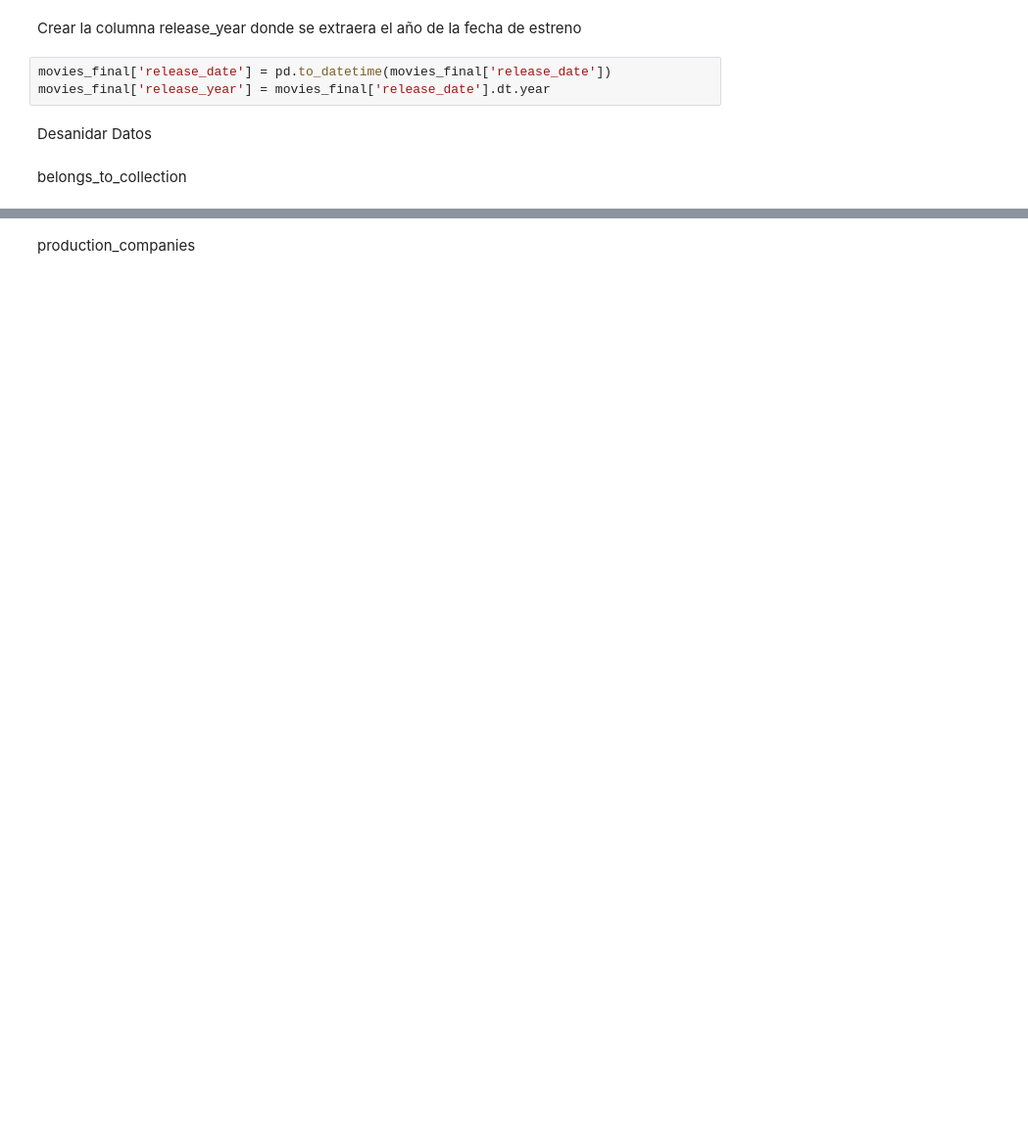
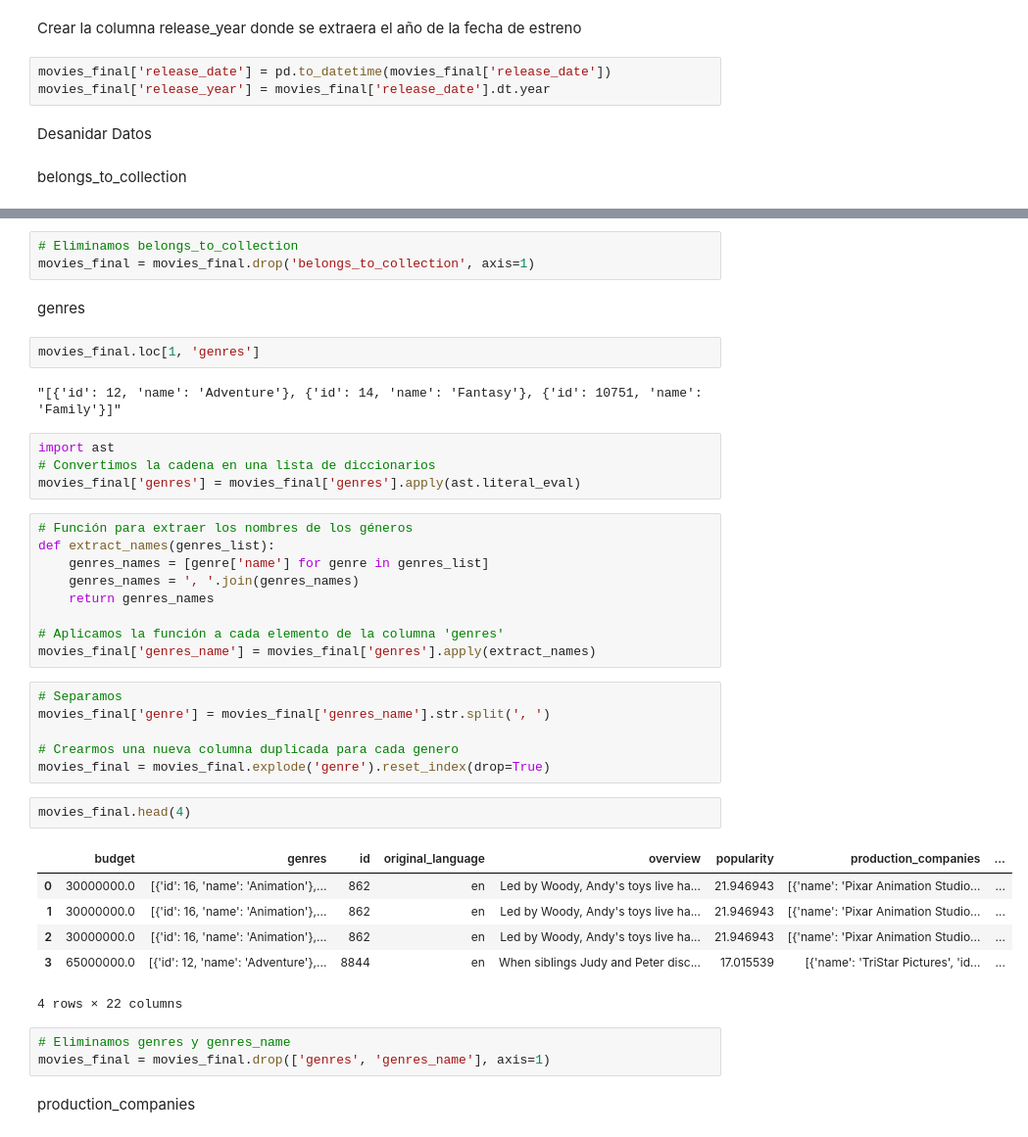
Before and after one commit to AlbaCastillo/Movie-Recommendations-Model, a Jupyter notebook: Movie_Recommendations.ipynb, the cells around one changed output, grey strips where cells are left out. Shown at 98% size. Saved outputs shown, nothing was run; the diff lists cells and outputs as text; blank space fills up the shorter version.

```diff
--- a/Movie_Recommendations.ipynb
+++ b/Movie_Recommendations.ipynb
@@ -196,2 +183,42 @@ movies_final.head(1)
+# %%
+# Eliminamos belongs_to_collection
+movies_final = movies_final.drop('belongs_to_collection', axis=1)
+# %% [markdown]
+genres
+# %%
+movies_final.loc[1, 'genres']
+# %% [output]
+"[{'id': 12, 'name': 'Adventure'}, {'id': 14, 'name': 'Fantasy'}, {'id': 10751, 'name': 'Family'}]"
+# %%
+import ast
+# Convertimos la cadena en una lista de diccionarios
+movies_final['genres'] = movies_final['genres'].apply(ast.literal_eval)
+# %%
+# Función para extraer los nombres de los géneros
+def extract_names(genres_list):
+    genres_names = [genre['name'] for genre in genres_list]
+    genres_names = ', '.join(genres_names)
+    return genres_names
+
+# Aplicamos la función a cada elemento de la columna 'genres'
+movies_final['genres_name'] = movies_final['genres'].apply(extract_names)
+# %%
+# Separamos
+movies_final['genre'] = movies_final['genres_name'].str.split(', ')
+
+# Crearmos una nueva columna duplicada para cada genero
+movies_final = movies_final.explode('genre').reset_index(drop=True)
+# %%
+movies_final.head(4)
+# %% [output]
+|  | budget | genres | id | original_language | overview | popularity | production_companies | ... |
+| 0 | 30000000.0 | [{'id': 16, 'name': 'Animation'},... | 862 | en | Led by Woody, Andy's toys live ha... | 21.946943 | [{'name': 'Pixar Animation Studio... | ... |
+| 1 | 30000000.0 | [{'id': 16, 'name': 'Animation'},... | 862 | en | Led by Woody, Andy's toys live ha... | 21.946943 | [{'name': 'Pixar Animation Studio... | ... |
+| 2 | 30000000.0 | [{'id': 16, 'name': 'Animation'},... | 862 | en | Led by Woody, Andy's toys live ha... | 21.946943 | [{'name': 'Pixar Animation Studio... | ... |
+| 3 | 65000000.0 | [{'id': 12, 'name': 'Adventure'},... | 8844 | en | When siblings Judy and Peter disc... | 17.015539 | [{'name': 'TriStar Pictures', 'id... | ... |
+4 rows × 22 columns
+# %%
+# Eliminamos genres y genres_name
+movies_final = movies_final.drop(['genres', 'genres_name'], axis=1)
 # %% [markdown]
 production_companies
```
Also changed, not shown: parts of 35 cells of this notebook.
